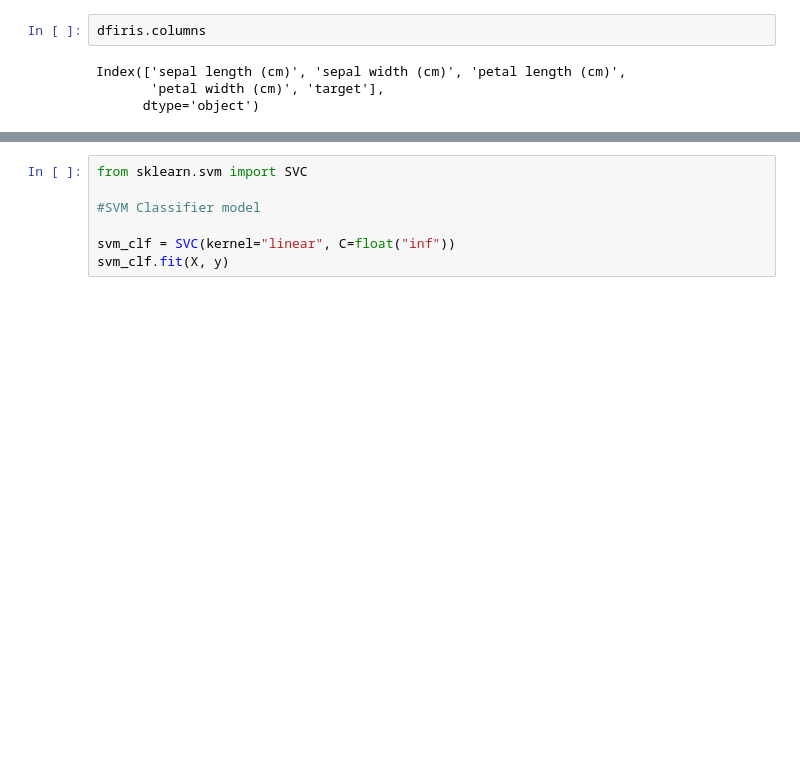
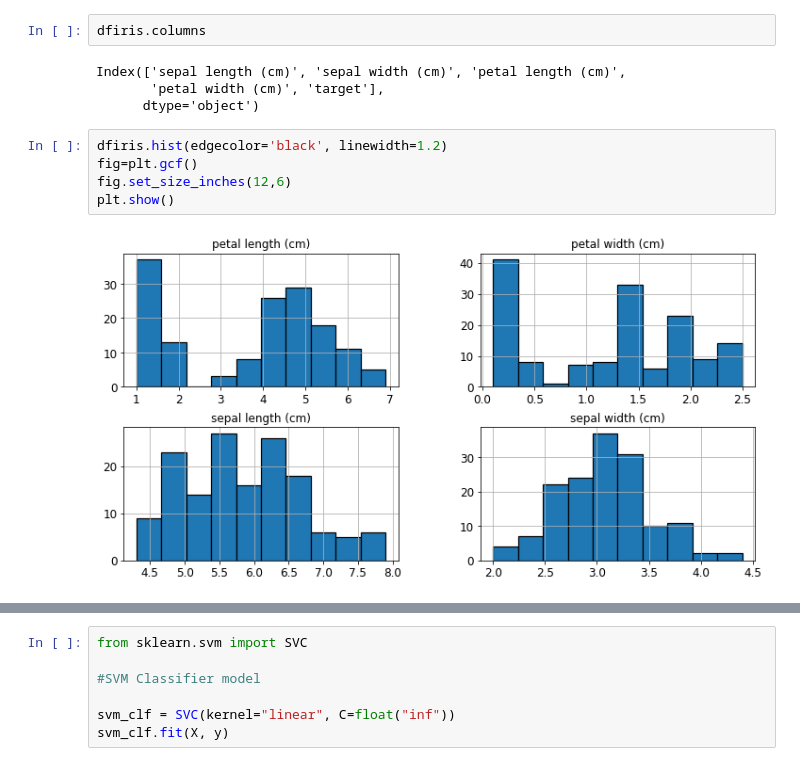
Before and after one commit to dhimantj/ML-Projects, a Jupyter notebook: 3_SUPPORT VECTOR MACHINES/SVM - Iris Data .ipynb, the cells around one changed output, grey strips where cells are left out. Saved outputs shown, nothing was run; the diff lists cells and outputs as text; blank space fills up the shorter version.

```diff
--- a/3_SUPPORT VECTOR MACHINES/SVM - Iris Data .ipynb
+++ b/3_SUPPORT VECTOR MACHINES/SVM - Iris Data .ipynb
@@ -221,3 +233,10 @@ dfiris.columns
 Index(['sepal length (cm)', 'sepal width (cm)', 'petal length (cm)',
        'petal width (cm)', 'target'],
       dtype='object')
+# %%
+dfiris.hist(edgecolor='black', linewidth=1.2)
+fig=plt.gcf()
+fig.set_size_inches(12,6)
+plt.show()
+# %% [output]
+[figure, added]
```
Also changed, not shown: parts of 40 cells of this notebook, 7 other files.
